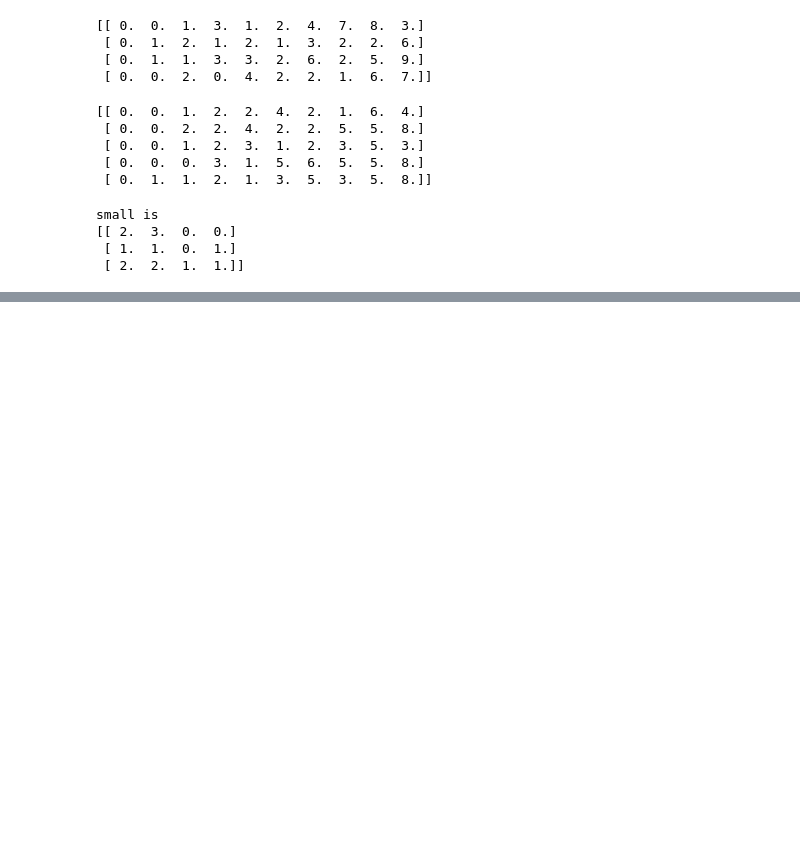
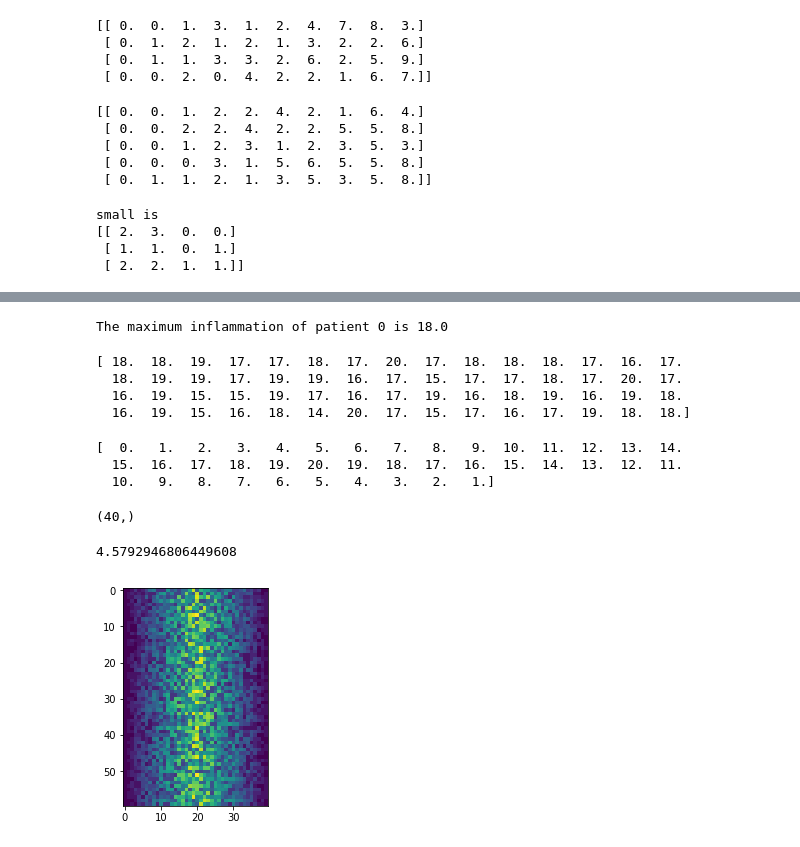
Before and after one commit to robertsjames97/python_workshop, a Jupyter notebook: 01-numpy.ipynb, the cells around one changed output, grey strips where cells are left out. Cells and saved outputs as stored; diff of their text form; code cells hidden in the pictures; blank space fills up the shorter version.

Commit message:
Some pretty dull plotting stuff...

```diff
--- a/01-numpy.ipynb
+++ b/01-numpy.ipynb
@@ -117,0 +156,35 @@ small is
+# %%
+patient_0 = data[0, :]
+print("The maximum inflammation of patient 0 is", patient_0.max())
+# %% [output]
+The maximum inflammation of patient 0 is 18.0
+# %%
+print(data.max(axis=1))
+# %% [output]
+[ 18.  18.  19.  17.  17.  18.  17.  20.  17.  18.  18.  18.  17.  16.  17.
+  18.  19.  19.  17.  19.  19.  16.  17.  15.  17.  17.  18.  17.  20.  17.
+  16.  19.  15.  15.  19.  17.  16.  17.  19.  16.  18.  19.  16.  19.  18.
+  16.  19.  15.  16.  18.  14.  20.  17.  15.  17.  16.  17.  19.  18.  18.]
+# %%
+print(data.max(axis=0))
+# %% [output]
+[  0.   1.   2.   3.   4.   5.   6.   7.   8.   9.  10.  11.  12.  13.  14.
+  15.  16.  17.  18.  19.  20.  19.  18.  17.  16.  15.  14.  13.  12.  11.
+  10.   9.   8.   7.   6.   5.   4.   3.   2.   1.]
+# %%
+print(data.max(axis=0).shape)
+# %% [output]
+(40,)
+# %%
+data.std(axis=1).mean()
+# %% [output]
+4.5792946806449608
+# %%
+%matplotlib inline
+# Only works in Jupyter Notebooks... only need to import it once
+
+import matplotlib.pyplot
+image = matplotlib.pyplot.imshow(data)
+matplotlib.pyplot.show()
+# %% [output]
+[figure, added]
```
Also changed, not shown: parts of 11 cells of this notebook.
